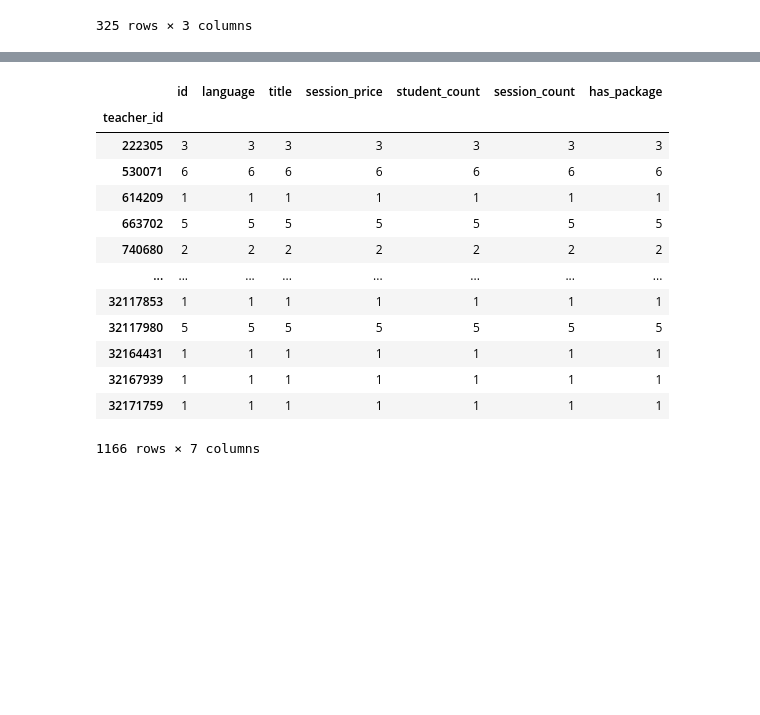
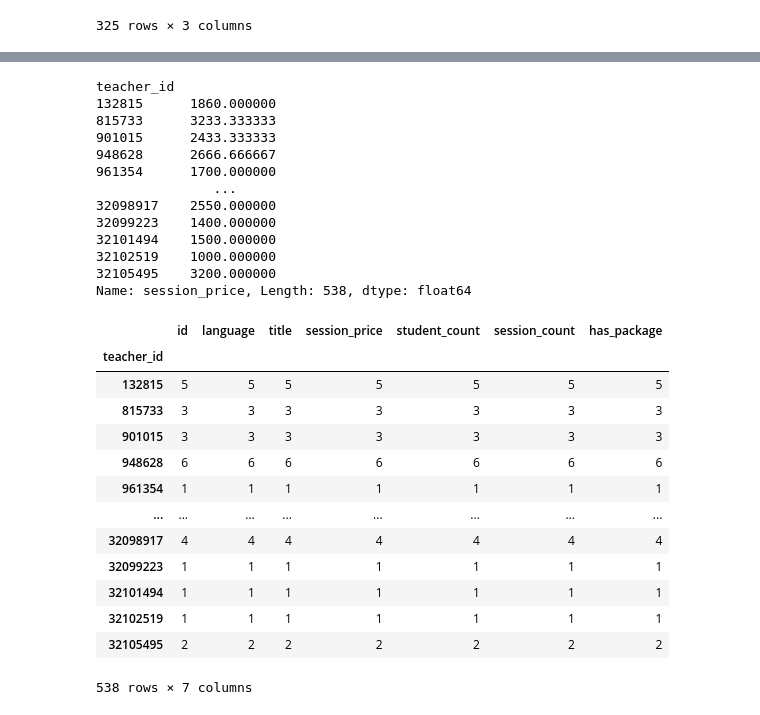
Before and after one commit to ernmin/Project4GA, a Jupyter notebook: data_extraction/data_extraction.ipynb, the cells around one changed output, grey strips where cells are left out. Drawn from its saved outputs; the diff is of its cells as text; code cells hidden in the pictures; blank space fills up the shorter version.

```diff
--- a/data_extraction/data_extraction.ipynb
+++ b/data_extraction/data_extraction.ipynb
@@ -10,7 +10,7 @@ from zoneinfo import ZoneInfo
 API URL
 # %%
 italki = "https://api.italki.com/api/v2/teachers"
-language = 'french'
+language = 'korean'
 # %% [markdown]
 Define the next few functions
 # %%
@@ -315,21 +315,35 @@ with open('pro_course.json', 'r') as file:
 
 df_pro_course = pd.DataFrame(pro_course_to_df)
 # %%
-df_pro_course[df_pro_course['language'] == 'french'].groupby('teacher_id').count()
+df_pro_course[df_pro_course['language'] == language].groupby('teacher_id')['session_price'].mean()
 # %% [output]
-|  | id | language | title | session_price | student_count | session_count | has_package |
-| teacher_id |  |  |  |  |  |  |  |
-| 222305 | 3 | 3 | 3 | 3 | 3 | 3 | 3 |
-| 530071 | 6 | 6 | 6 | 6 | 6 | 6 | 6 |
-| 614209 | 1 | 1 | 1 | 1 | 1 | 1 | 1 |
-| 663702 | 5 | 5 | 5 | 5 | 5 | 5 | 5 |
-| 740680 | 2 | 2 | 2 | 2 | 2 | 2 | 2 |
-| ... | ... | ... | ... | ... | ... | ... | ... |
-| 32117853 | 1 | 1 | 1 | 1 | 1 | 1 | 1 |
-| 32117980 | 5 | 5 | 5 | 5 | 5 | 5 | 5 |
-| 32164431 | 1 | 1 | 1 | 1 | 1 | 1 | 1 |
-| 32167939 | 1 | 1 | 1 | 1 | 1 | 1 | 1 |
-| 32171759 | 1 | 1 | 1 | 1 | 1 | 1 | 1 |
-1166 rows × 7 columns
+teacher_id
+132815      1860.000000
+815733      3233.333333
+901015      2433.333333
+948628      2666.666667
+961354      1700.000000
+               ...
+32098917    2550.000000
+32099223    1400.000000
+32101494    1500.000000
+32102519    1000.000000
+32105495    3200.000000
+Name: session_price, Length: 538, dtype: float64
 # %%
-# df_user_course_info_check[df_user_course_info_check['nickname'] == 'Keegan Sparks']
+df_pro_course[df_pro_course['language'] == language].groupby('teacher_id').count()
+# %% [output]
+|  | id | language | title | session_price | student_count | session_count | has_package |
+| teacher_id |  |  |  |  |  |  |  |
+| 132815 | 5 | 5 | 5 | 5 | 5 | 5 | 5 |
+| 815733 | 3 | 3 | 3 | 3 | 3 | 3 | 3 |
+| 901015 | 3 | 3 | 3 | 3 | 3 | 3 | 3 |
+| 948628 | 6 | 6 | 6 | 6 | 6 | 6 | 6 |
+| 961354 | 1 | 1 | 1 | 1 | 1 | 1 | 1 |
+| ... | ... | ... | ... | ... | ... | ... | ... |
+| 32098917 | 4 | 4 | 4 | 4 | 4 | 4 | 4 |
+| 32099223 | 1 | 1 | 1 | 1 | 1 | 1 | 1 |
+| 32101494 | 1 | 1 | 1 | 1 | 1 | 1 | 1 |
+| 32102519 | 1 | 1 | 1 | 1 | 1 | 1 | 1 |
+| 32105495 | 2 | 2 | 2 | 2 | 2 | 2 | 2 |
+538 rows × 7 columns
```
Also changed, not shown: parts of 9 cells of this notebook, 1 other file.
